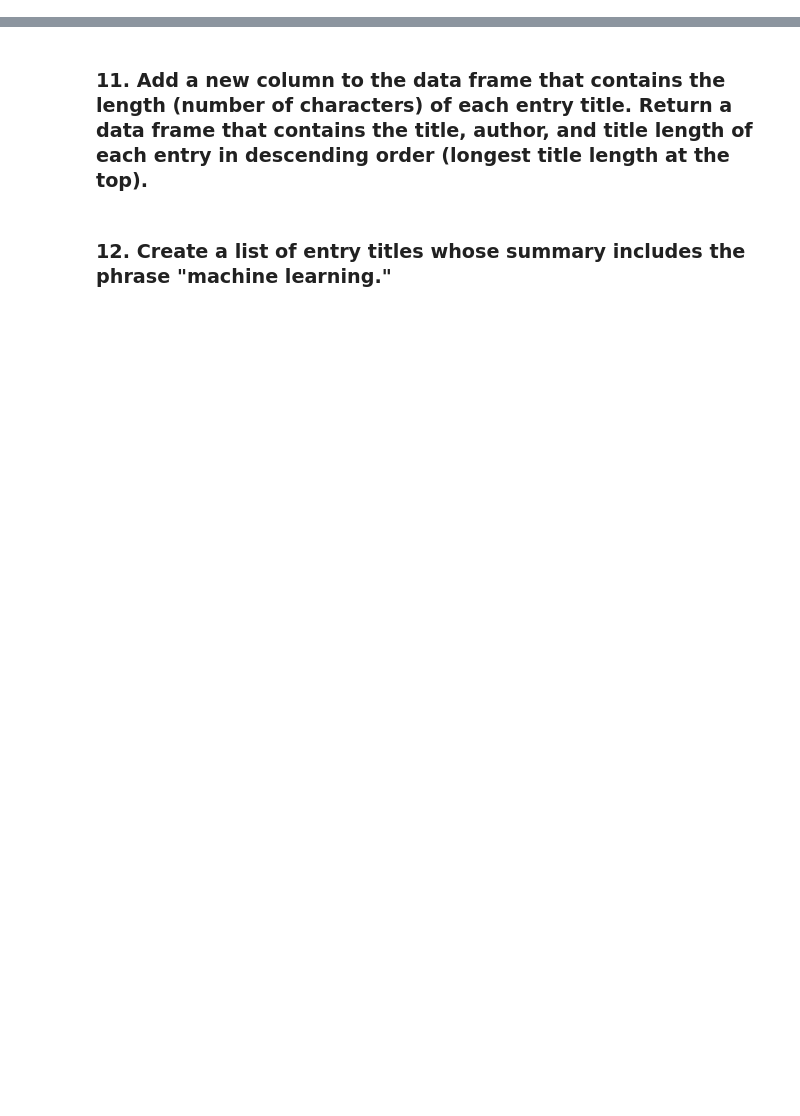
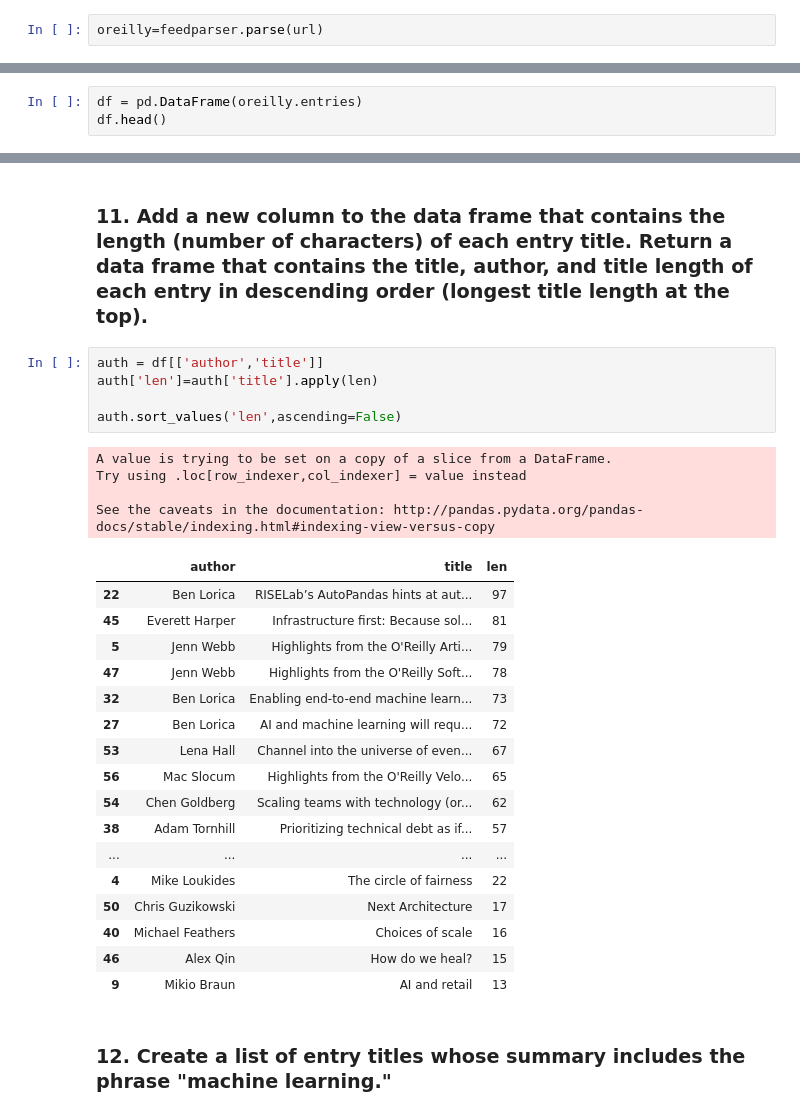
Before and after one commit to ta-datapt-bcn/lab-rss-feeds, a Jupyter notebook: your-code/main.ipynb, the cells around one changed output, grey strips where cells are left out. Drawn from its saved outputs; the diff is of its cells as text; blank space fills up the shorter version.

```diff
--- a/your-code/main.ipynb
+++ b/your-code/main.ipynb
@@ -8,5 +8,7 @@ import feedparser
 ### 1. Use feedparser to parse the following RSS feed URL.
 # %%
 url = 'http://feeds.feedburner.com/oreilly/radar/atom'
+# %%
+oreilly=feedparser.parse(url)
 # %% [markdown]
 ### 2. Obtain a list of components (keys) that are available for this feed.
@@ -28,3 +85,6 @@ url = 'http://feeds.feedburner.com/oreilly/radar/atom'
 ### 9. Create a Pandas data frame from the feed's entries.
 # %%
 import pandas as pd
+# %%
+df = pd.DataFrame(oreilly.entries)
+df.head()
@@ -33,4 +122,31 @@ import pandas as pd
 # %% [markdown]
 ### 11. Add a new column to the data frame that contains the length (number of characters) of each entry title. Return a data frame that contains the title, author, and title length of each entry in descending order (longest title length at the top).
+# %%
+auth = df[['author','title']]
+auth['len']=auth['title'].apply(len)
+
+auth.sort_values('len',ascending=False)
+# %% [output]
+A value is trying to be set on a copy of a slice from a DataFrame.
+Try using .loc[row_indexer,col_indexer] = value instead
+
+See the caveats in the documentation: http://pandas.pydata.org/pandas-docs/stable/indexing.html#indexing-view-versus-copy
+|  | author | title | len |
+| 22 | Ben Lorica | RISELab’s AutoPandas hints at aut... | 97 |
+| 45 | Everett Harper | Infrastructure first: Because sol... | 81 |
+| 5 | Jenn Webb | Highlights from the O'Reilly Arti... | 79 |
+| 47 | Jenn Webb | Highlights from the O'Reilly Soft... | 78 |
+| 32 | Ben Lorica | Enabling end-to-end machine learn... | 73 |
+| 27 | Ben Lorica | AI and machine learning will requ... | 72 |
+| 53 | Lena Hall | Channel into the universe of even... | 67 |
+| 56 | Mac Slocum | Highlights from the O'Reilly Velo... | 65 |
+| 54 | Chen Goldberg | Scaling teams with technology (or... | 62 |
+| 38 | Adam Tornhill | Prioritizing technical debt as if... | 57 |
+| ... | ... | ... | ... |
+| 4 | Mike Loukides | The circle of fairness | 22 |
+| 50 | Chris Guzikowski | Next Architecture | 17 |
+| 40 | Michael Feathers | Choices of scale | 16 |
+| 46 | Alex Qin | How do we heal? | 15 |
+| 9 | Mikio Braun | AI and retail | 13 |
 # %% [markdown]
 ### 12. Create a list of entry titles whose summary includes the phrase "machine learning."
```
Also changed, not shown: parts of 10 cells of this notebook.
